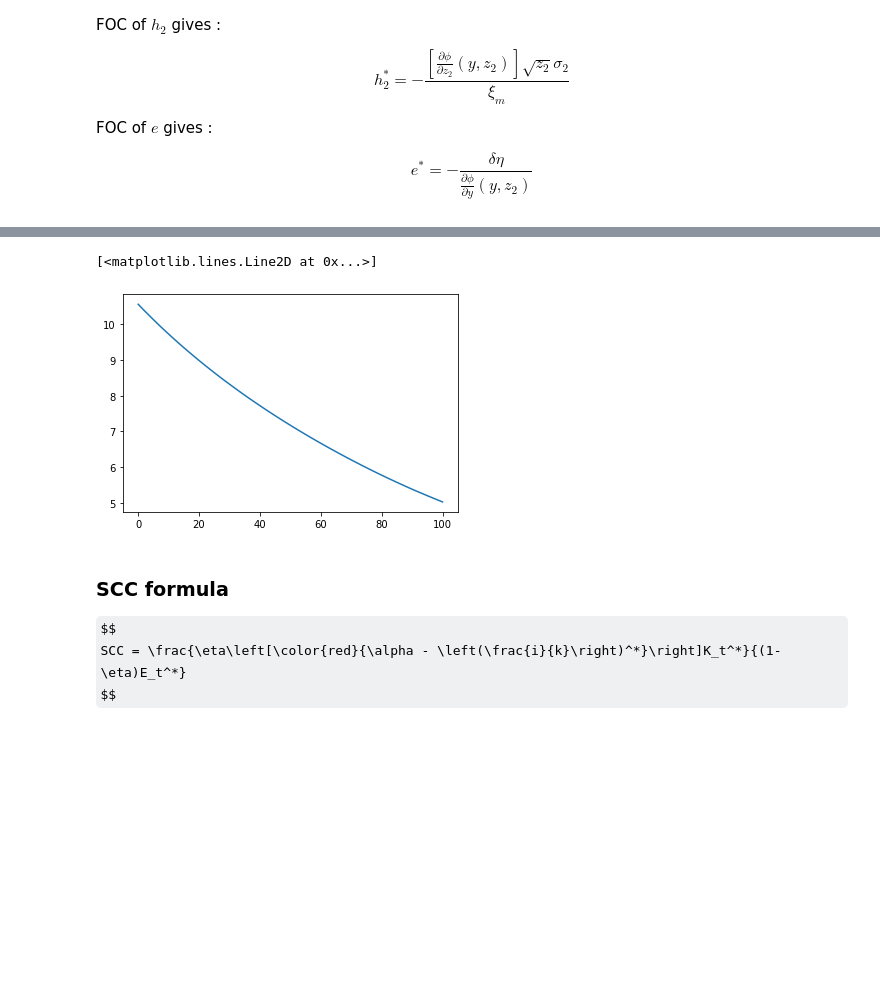
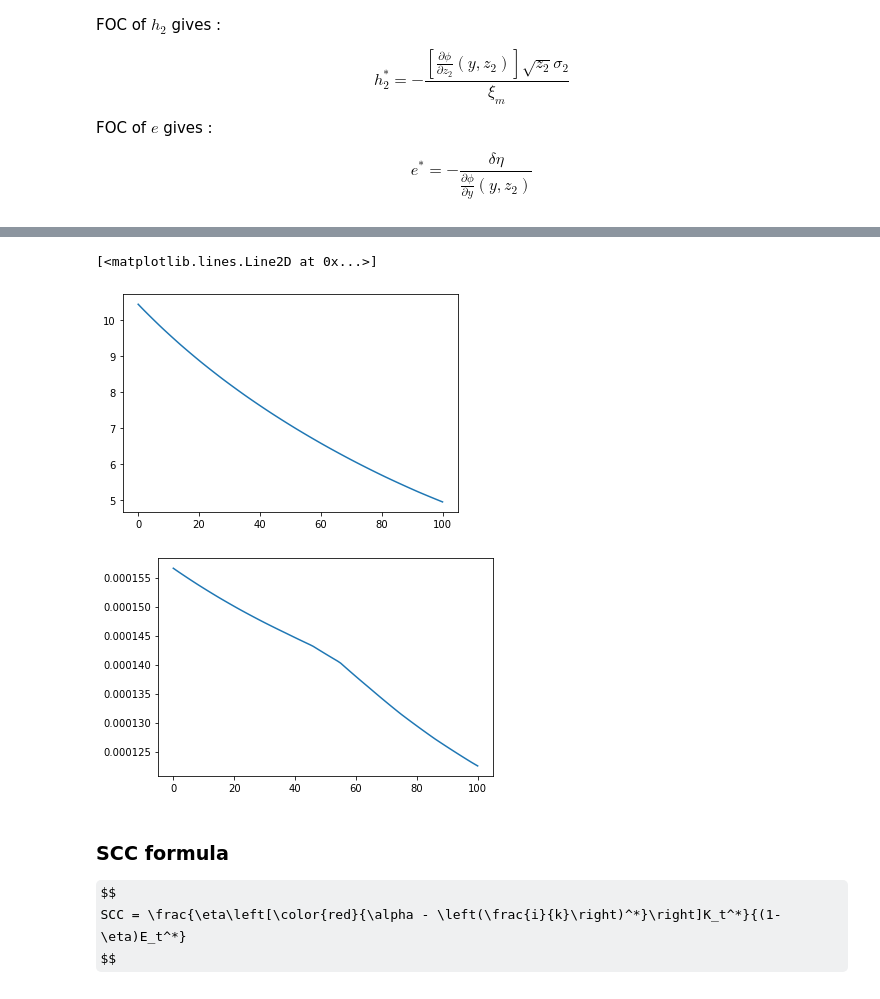
Before and after one commit to lphansen/ClimateUncertaintySpillover, a Jupyter notebook: notebook/BH_modified_final.ipynb, the cells around one changed output, grey strips where cells are left out. Drawn from its saved outputs; the diff is of its cells as text; code cells hidden in the pictures; some formulas as TeX source; blank space fills up the shorter version.

```diff
--- a/notebook/BH_modified_final.ipynb
+++ b/notebook/BH_modified_final.ipynb
@@ -84,8 +84,8 @@ def false_transient(z_grid, y_grid, model_paras=(), v0=None, ϵ=.5, tol=1e-8, ma
 # %%
 # Model parameters
 η = .032
-# ξ_m = .00256
-ξ_m = 1000.
+ξ_m = .00256
+# ξ_m = 1000.
 δ = .01
 # Z process
 μ_2 = 1.86/1000.
@@ -111,7 +111,7 @@ ioverk = 0.09
 κ = 6.667
 
 # Grid setting
-n_z = 100
+n_z = 50
 z_min = np.max([μ_2 - 3*np.sqrt(σ_2**2*μ_2/(2*ρ)), 1e-9])
 z_max = μ_2 + 3*np.sqrt(σ_2**2*μ_2/(2*ρ))
 z_grid = np.linspace(z_min, z_max, n_z)
@@ -121,5 +121,5 @@ y_min = 1e-2
 y_max = 3000.
 y_grid = np.linspace(y_min, y_max, n_y)
 # %%
-ϕ_grid, e_grid = false_transient(z_grid, y_grid, model_paras=pde_paras, v0=None, ϵ=.5, tol=1e-8, max_iter=10_000)
+ϕ_grid, e_grid, h_grid = false_transient(z_grid, y_grid, model_paras=pde_paras, v0=None, ϵ=.5, tol=1e-8, max_iter=10_000)
 # %% [output]
@@ -148,6 +153,16 @@ def simulate_emission(e_grid, y_grid, y_start=290, z_loc=25, T=100):
         Et[i] = np.interp(y_start, y_grid, e_grid[z_loc])
         y_start = y_start + Et[i]
     return Et
+
+
+@njit(parallel=True)
+def simulate_h(e_grid, y_grid, h_grid, y_start=290, z_loc=25, T=100):
+    ht = np.zeros(T+1)
+    for i in range(T+1):
+        e = np.interp(y_start, y_grid, e_grid[z_loc])
+        ht[i] = np.interp(y_start, y_grid, h_grid[z_loc])
+        y_start = y_start + e
+    return ht
 
 
 @njit(parallel=True)
@@ -177,11 +192,15 @@ np.save('emission_grid.npy', e_grid)
 # %%
 T = 100
 Et = simulate_emission(e_grid, y_grid, y_start=290, z_loc=25, T=T)
+ht = simulate_h(e_grid, y_grid, h_grid, y_start=290, z_loc=25, T=T)
 # %%
 plt.plot(Et)
+plt.figure()
+plt.plot(ht)
 # %% [output]
 [<matplotlib.lines.Line2D at 0x...>]
-[figure, old version]
+[figure, new version]
+[figure, added]
 # %%
 T = 100
 N = 1_000_000
```
Also changed, not shown: parts of 4 cells of this notebook, 25 other files.
